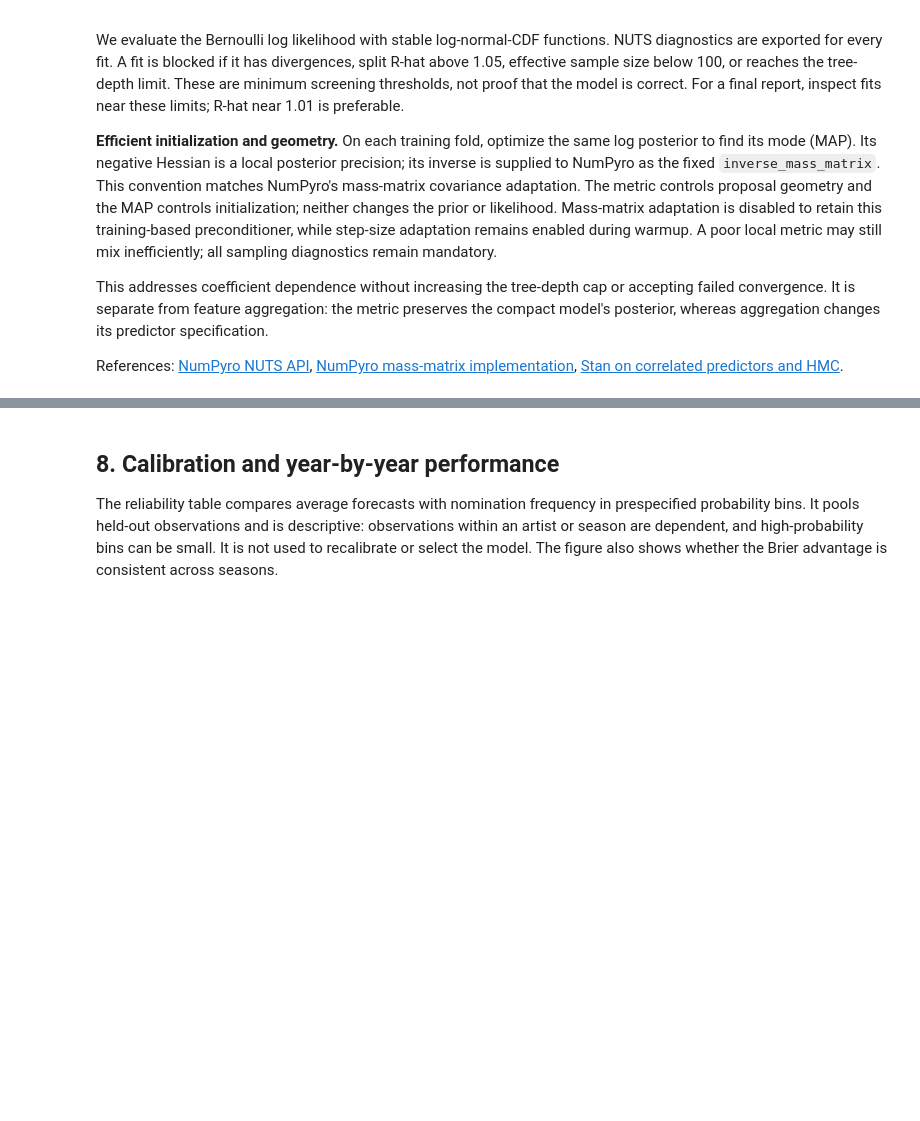
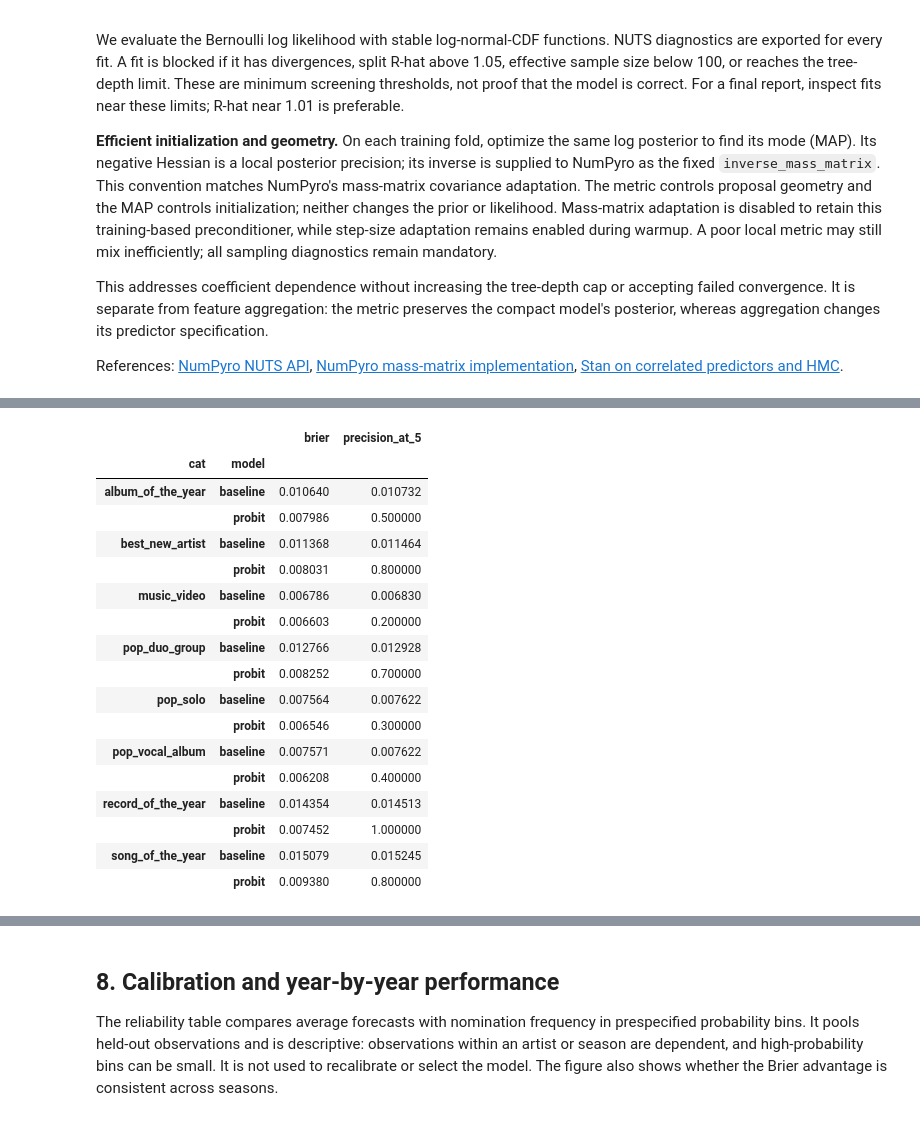
Before and after one commit to yegorlazarev/forecasting_grammy, a Jupyter notebook: grammy_stage1_nomination_probit.ipynb, the cells around one changed output, grey strips where cells are left out. Saved outputs shown, nothing was run; the diff lists cells and outputs as text; code cells hidden in the pictures; blank space fills up the shorter version.

```diff
--- a/grammy_stage1_nomination_probit.ipynb
+++ b/grammy_stage1_nomination_probit.ipynb
@@ -475,39 +642,45 @@ def score_predictions(predictions):
                 precision_at_5=float(precision)))
     return pd.DataFrame(rows)
 
-backtest_parts, diagnostics = [], []
-for test_season in TEST_SEASONS:
-    for cat in CATEGORIES:
-        train = historical.loc[(historical.season < test_season) & (historical.cat == cat)].copy()
-        test = historical.loc[(historical.season == test_season) & (historical.cat == cat)].copy()
-        if test.empty:
-            raise ValueError(f"Missing evaluation event: {test_season}, {cat}")
-        print(f"Backtest event: {test_season}, {cat}", flush=True)
-        samples, center, scale, diagnostic = fit_probit(train, cat, test_season)
-        p, lo, hi = posterior_probabilities(test, samples, center, scale)
-        result = test[["season", "cat", "artist_key", "artist", "nominated"]].copy()
-        result["p_baseline"] = float(train.nominated.mean())
-        result["p_probit"], result["p_probit_q05"], result["p_probit_q95"] = p, lo, hi
-        backtest_parts.append(result); diagnostics.append(diagnostic)
-        # Checkpoints allow recovery and preserve every completed event.
-        pd.concat(backtest_parts).to_csv(OUTPUT / "backtest_predictions.csv.gz", index=False)
-        pd.DataFrame(diagnostics).to_csv(OUTPUT / "mcmc_diagnostics.csv", index=False)
-        print(f"{test_season} {cat}: Rhat={diagnostic['max_rhat']:.3f}, "
-              f"ESS={diagnostic['min_ess']:.0f}, mean steps={diagnostic['mean_num_steps']:.1f}, {diagnostic['seconds']:.1f}s "
-              f"{'(cached)' if diagnostic['cache_hit'] else ''}", flush=True)
-        del samples
-    jax.clear_caches()
-    gc.collect()
+if RUN_MODE == "replay":
+    backtest = read_verified("backtest_predictions.csv")
+    backtest_diagnostics_df = validate_diagnostics(read_verified("diagnostics_backtest.csv"), TEST_SEASONS)
+else:
+    backtest_parts, backtest_diagnostics = [], []
 
-backtest = pd.concat(backtest_parts, ignore_index=True)
-prob_cols = ["p_baseline", "p_probit", "p_probit_q05", "p_probit_q95"]
-if not np.isfinite(backtest[prob_cols]).all().all() or not backtest[prob_cols].ge(0).all().all() or not backtest[prob_cols].le(1).all().all():
-    raise ValueError("Invalid predicted probabilities.")
-if backtest.duplicated(keys).any():
-    raise ValueError("Duplicate held-out predictions.")
+    for test_season in TEST_SEASONS:
+        for cat in CATEGORIES:
+            train = historical.loc[(historical.season < test_season) & (historical.cat == cat)].copy()
+            test = historical.loc[(historical.season == test_season) & (historical.cat == cat)].copy()
+            if test.empty:
+                raise ValueError(f"Missing evaluation event: {test_season}, {cat}")
+            print(f"Backtest event: {test_season}, {cat}", flush=True)
+            samples, center, scale, diagnostic = fit_probit(train, cat, test_season)
+            p, lo, hi = posterior_probabilities(test, samples, center, scale)
+            result = test[["season", "cat", "artist_key", "artist", "nominated"]].copy()
+            result["p_baseline"] = float(train.nominated.mean())
+            result["p_probit"], result["p_probit_q05"], result["p_probit_q95"] = p, lo, hi
+            result = add_provenance(result, diagnostic)
+            backtest_parts.append(result); backtest_diagnostics.append(diagnostic)
+            # Checkpoints allow recovery and preserve every completed event.
+            pd.concat(backtest_parts).to_csv(OUTPUT / "backtest_predictions.csv.gz", index=False)
+            pd.DataFrame(backtest_diagnostics).to_csv(OUTPUT / "mcmc_backtest_diagnostics.csv", index=False)
+            print(f"{test_season} {cat}: Rhat={diagnostic['max_rhat']:.3f}, "
+                  f"ESS={diagnostic['min_ess']:.0f}, mean steps={diagnostic['mean_num_steps']:.1f}, {diagnostic['seconds']:.1f}s "
+                  f"{'(cached)' if diagnostic['cache_hit'] else ''}", flush=True)
+            del samples
+        jax.clear_caches()
+        gc.collect()
+
+
+    backtest = pd.concat(backtest_parts, ignore_index=True)
+    backtest_diagnostics_df = validate_diagnostics(pd.DataFrame(backtest_diagnostics).drop(columns="signature", errors="ignore"), TEST_SEASONS)
+backtest = validate_predictions(backtest, TEST_SEASONS, True)
 scores = score_predictions(backtest)
 assert len(scores) == len(TEST_SEASONS) * len(CATEGORIES) * 2
 scores.to_csv(OUTPUT / "scores_by_category_season.csv", index=False)
 overall = scores.groupby("model")[["brier", "precision_at_5"]].mean()
+overall.to_csv(OUTPUT / "overall_scores.csv")
 display(overall)
 display(scores.groupby(["cat", "model"])[["brier", "precision_at_5"]].mean())
+# %% [output]
@@ -513,0 +691,18 @@ display(scores.groupby(["cat", "model"])[["brier", "precision_at_5"]].mean())
+|  |  | brier | precision_at_5 |
+| cat | model |  |  |
+| album_of_the_year | baseline | 0.010640 | 0.010732 |
+|  | probit | 0.007986 | 0.500000 |
+| best_new_artist | baseline | 0.011368 | 0.011464 |
+|  | probit | 0.008031 | 0.800000 |
+| music_video | baseline | 0.006786 | 0.006830 |
+|  | probit | 0.006603 | 0.200000 |
+| pop_duo_group | baseline | 0.012766 | 0.012928 |
+|  | probit | 0.008252 | 0.700000 |
+| pop_solo | baseline | 0.007564 | 0.007622 |
+|  | probit | 0.006546 | 0.300000 |
+| pop_vocal_album | baseline | 0.007571 | 0.007622 |
+|  | probit | 0.006208 | 0.400000 |
+| record_of_the_year | baseline | 0.014354 | 0.014513 |
+|  | probit | 0.007452 | 1.000000 |
+| song_of_the_year | baseline | 0.015079 | 0.015245 |
+|  | probit | 0.009380 | 0.800000 |
```
Also changed, not shown: parts of 32 cells of this notebook, 13 other files.
